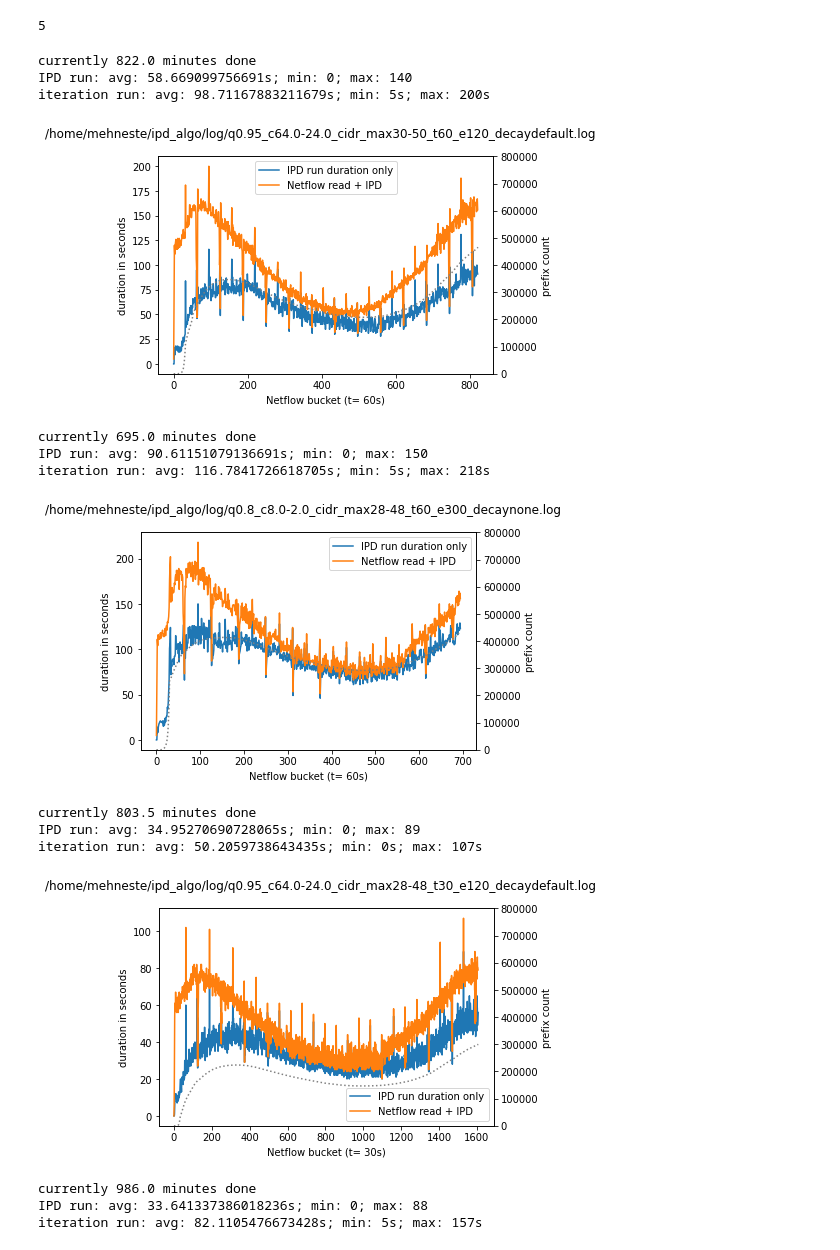
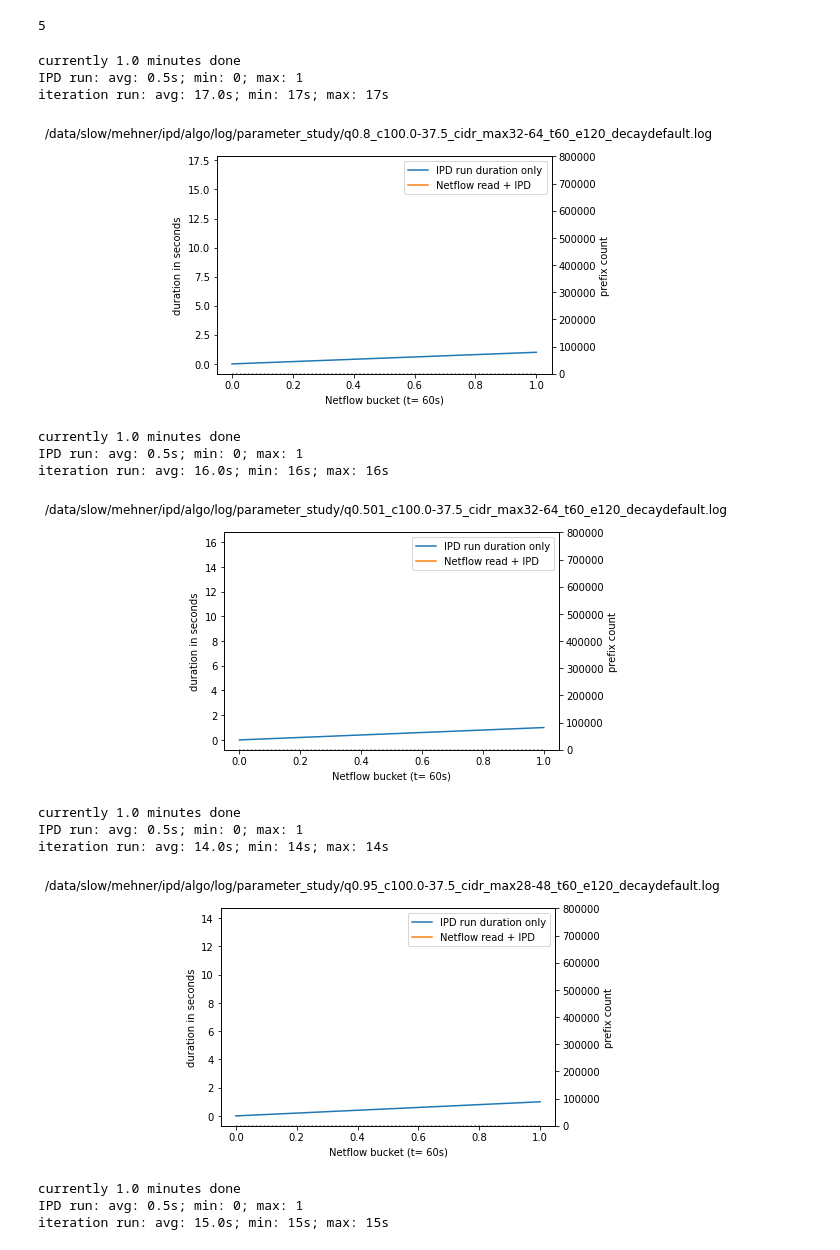
Before and after one commit to smehner1/ipd, a Jupyter notebook: tmp.ipynb, the cells around one changed output. Saved outputs shown, nothing was run; the diff lists cells and outputs as text; code cells hidden in the pictures.

```diff
--- a/tmp.ipynb
+++ b/tmp.ipynb
@@ -198,7 +198,7 @@ import numpy as np
 
 format = "%Y-%m-%d %H:%M:%S,%f"
 
-for logfile in glob.glob("/home/mehneste/ipd_algo/log/*"):
+for logfile in glob.glob("/data/slow/mehner/ipd/algo/log/parameter_study/*"):
     try:
         file = open(logfile, 'r')
         Lines = file.readlines()
@@ -243,45 +243,45 @@ for logfile in glob.glob("/home/mehneste/ipd_algo/log/*"):
         # get t
         t = int(logfile.split("_t")[1].split("_e")[0])/60
 
 
         fig,ax = plt.subplots()
         ax.plot(ipd_run_list, label="IPD run duration only")
         ax.plot(iteration_run_list, label="Netflow read + IPD")
         # ax.set_xticklabels(np.arange(0, 1560, t))
 
         ax.set_xlabel(f"Netflow bucket (t= {int(t*60)}s)")
         ax.set_ylabel("duration in seconds")
         # ax.set_ylim(0, 500)
         # ax.set_xlim(0, 1560/t)
 
         plt.legend()
 
         ax2=ax.twinx()
         ax2.plot(prefix_list, label="prefix count", linestyle="dotted", color="grey")
         ax2.set_ylabel("prefix count")
         ax2.set_ylim(0, 800000)
 
 
         plt.suptitle(f"{logfile}")
 
         print(f"currently {len(iteration_run_list)*t} minutes done")
         print(f"IPD run: avg: {sum(ipd_run_list) / len(ipd_run_list)}s; min: {min(ipd_run_list)}; max: {max(ipd_run_list)}")
         print(f"iteration run: avg: {sum(iteration_run_list) / len(iteration_run_list)}s; min: {min(iteration_run_list)}s; max: {max(iteration_run_list)}s")
         plt.show()
     except: pass
 # %% [output]
-currently 822.0 minutes done
-IPD run: avg: 58.669099756691s; min: 0; max: 140
-iteration run: avg: 98.71167883211679s; min: 5s; max: 200s
+currently 1.0 minutes done
+IPD run: avg: 0.5s; min: 0; max: 1
+iteration run: avg: 17.0s; min: 17s; max: 17s
-[figure, old version]
+[figure, new version]
-currently 695.0 minutes done
-IPD run: avg: 90.61151079136691s; min: 0; max: 150
-iteration run: avg: 116.7841726618705s; min: 5s; max: 218s
+currently 1.0 minutes done
+IPD run: avg: 0.5s; min: 0; max: 1
+iteration run: avg: 16.0s; min: 16s; max: 16s
-[figure, old version]
+[figure, new version]
-currently 803.5 minutes done
-IPD run: avg: 34.95270690728065s; min: 0; max: 89
-iteration run: avg: 50.2059738643435s; min: 0s; max: 107s
+currently 1.0 minutes done
+IPD run: avg: 0.5s; min: 0; max: 1
+iteration run: avg: 14.0s; min: 14s; max: 14s
-[figure, old version]
+[figure, new version]
-currently 986.0 minutes done
-IPD run: avg: 33.641337386018236s; min: 0; max: 88
-iteration run: avg: 82.1105476673428s; min: 5s; max: 157s
+currently 1.0 minutes done
+IPD run: avg: 0.5s; min: 0; max: 1
+iteration run: avg: 15.0s; min: 15s; max: 15s
```
Also changed, not shown: parts of 1 cell of this notebook, 2 other files.
